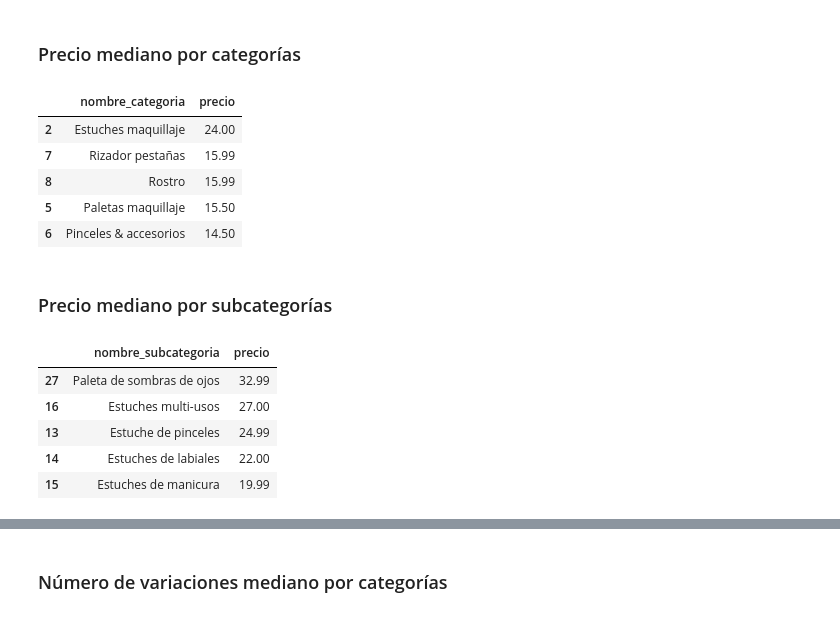
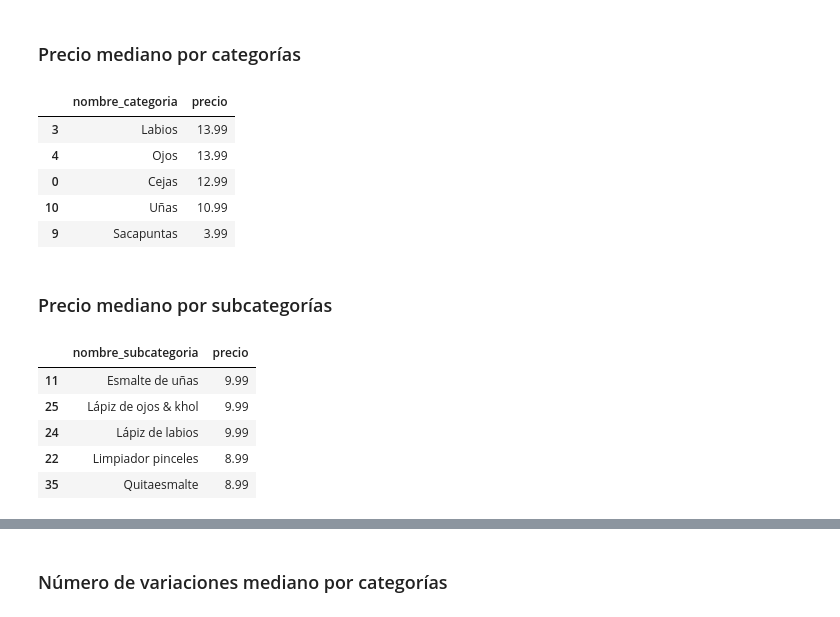
Before and after one commit to raquelscv/proyecto_final_sephora, a Jupyter notebook: eda.ipynb, the cells around one changed output, grey strips where cells are left out. Drawn from its saved outputs; the diff is of its cells as text; code cells hidden in the pictures.

```diff
--- a/eda.ipynb
+++ b/eda.ipynb
@@ -811,23 +811,23 @@ De igual forma parece que aunque Sephora Collection de por si tenga poca varieda
 ### Precio mediano por categorías
 # %%
 precio_mediano_categoria = (df_especifico.groupby("nombre_categoria")["precio"].median().reset_index().sort_values("precio", ascending=False)).round(2)
-precio_mediano_categoria.head()
+precio_mediano_categoria.tail()
 # %% [output]
 |  | nombre_categoria | precio |
-| 2 | Estuches maquillaje | 24.00 |
-| 7 | Rizador pestañas | 15.99 |
-| 8 | Rostro | 15.99 |
-| 5 | Paletas maquillaje | 15.50 |
-| 6 | Pinceles & accesorios | 14.50 |
+| 3 | Labios | 13.99 |
+| 4 | Ojos | 13.99 |
+| 0 | Cejas | 12.99 |
+| 10 | Uñas | 10.99 |
+| 9 | Sacapuntas | 3.99 |
 # %% [markdown]
 ### Precio mediano por subcategorías
 # %%
 precio_mediano_subcategoria = (df_especifico.groupby("nombre_subcategoria")["precio"].median().reset_index().sort_values("precio", ascending=False)).round(2)
-precio_mediano_subcategoria.head()
+precio_mediano_subcategoria.tail()
 # %% [output]
 |  | nombre_subcategoria | precio |
-| 27 | Paleta de sombras de ojos | 32.99 |
-| 16 | Estuches multi-usos | 27.00 |
-| 13 | Estuche de pinceles | 24.99 |
-| 14 | Estuches de labiales | 22.00 |
-| 15 | Estuches de manicura | 19.99 |
+| 11 | Esmalte de uñas | 9.99 |
+| 25 | Lápiz de ojos & khol | 9.99 |
+| 24 | Lápiz de labios | 9.99 |
+| 22 | Limpiador pinceles | 8.99 |
+| 35 | Quitaesmalte | 8.99 |
```
Also changed, not shown: parts of 28 cells of this notebook.
